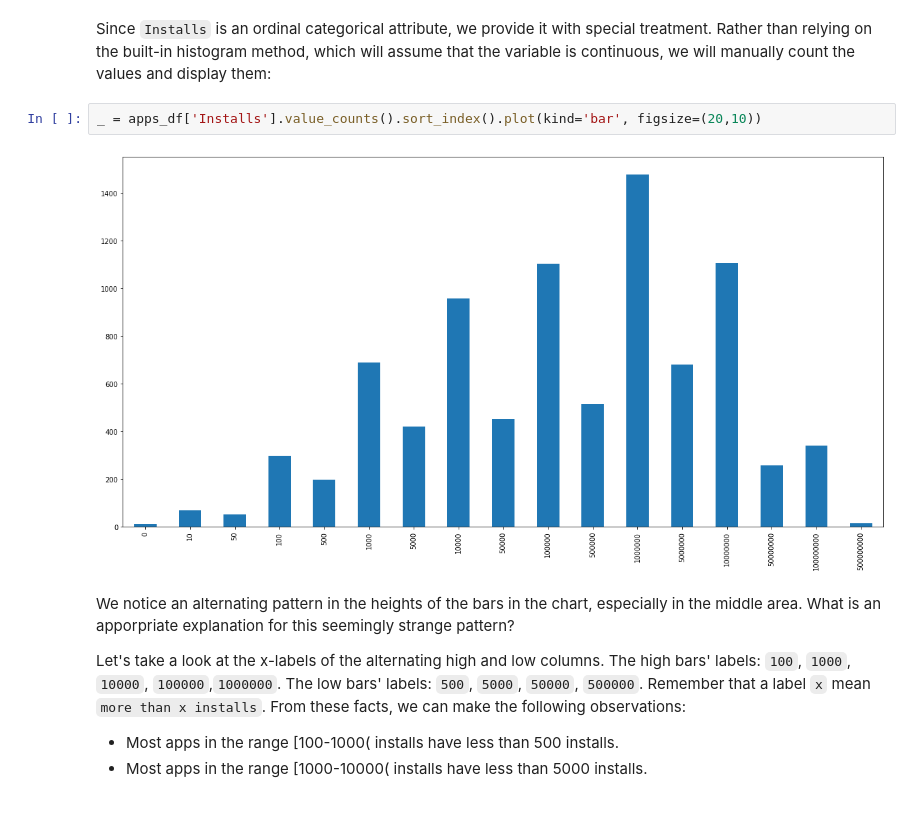
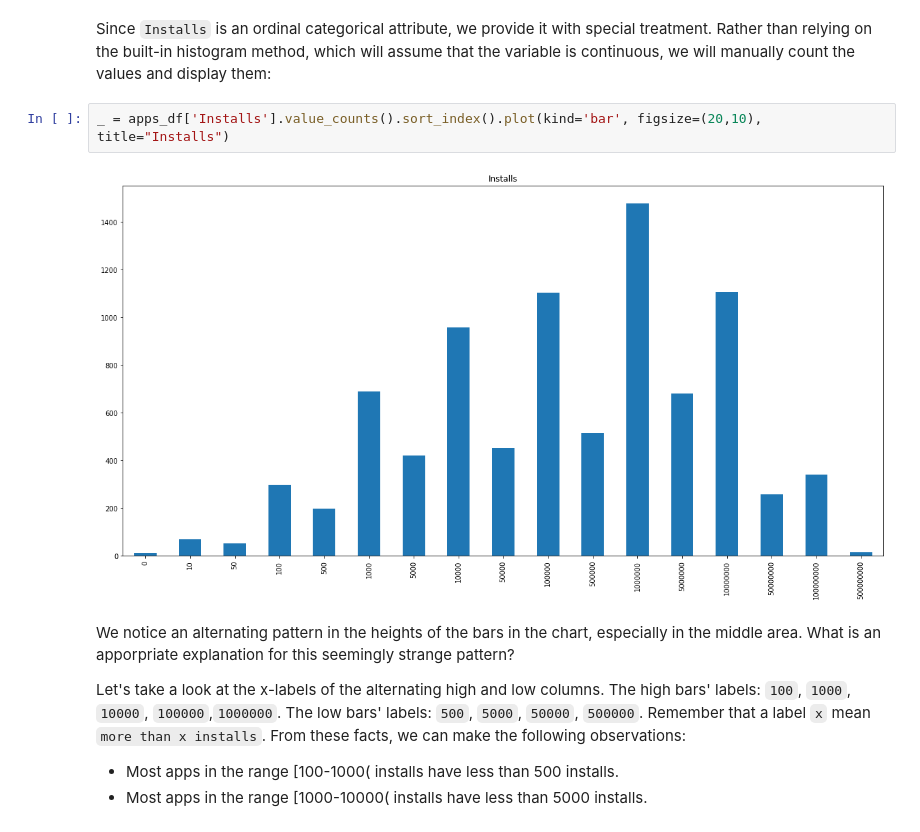
Before and after one commit to Logician724/play-store-analysis, a Jupyter notebook: notebook.ipynb, the cells around one changed output. Drawn from its saved outputs; the diff is of its cells as text.

```diff
--- a/notebook.ipynb
+++ b/notebook.ipynb
@@ -599,9 +600,9 @@ As shown above, the apps in the dataset tend to be small in size. This reflects
 # %% [markdown]
 Since `Installs` is an ordinal categorical attribute, we provide it with special treatment. Rather than relying on the built-in histogram method, which will assume that the variable is continuous, we will manually count the values and display them:
 # %%
-_ = apps_df['Installs'].value_counts().sort_index().plot(kind='bar', figsize=(20,10))
+_ = apps_df['Installs'].value_counts().sort_index().plot(kind='bar', figsize=(20,10), title="Installs")
 # %% [output]
-[figure, old version]
+[figure, new version]
 # %% [markdown]
 We notice an alternating pattern in the heights of the bars in the chart, especially in the middle area. What is an apporpriate explanation for this seemingly strange pattern?
 
```
Also changed, not shown: parts of 13 cells of this notebook.
